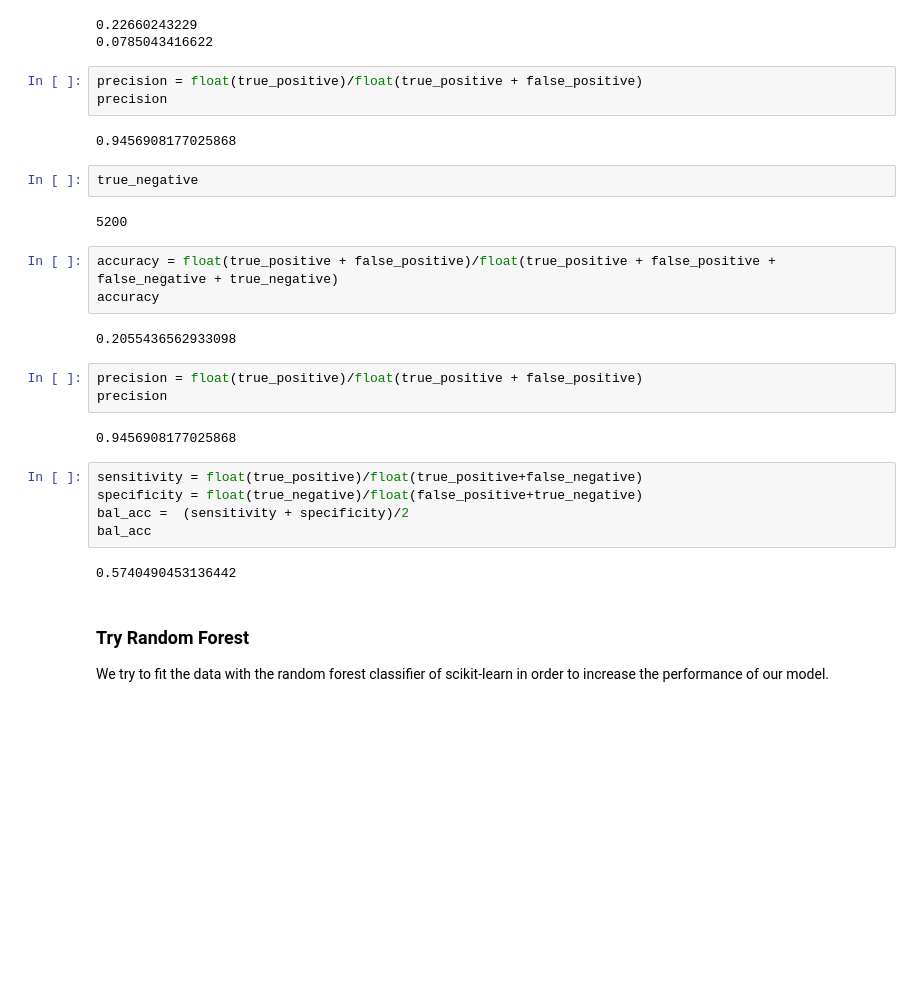
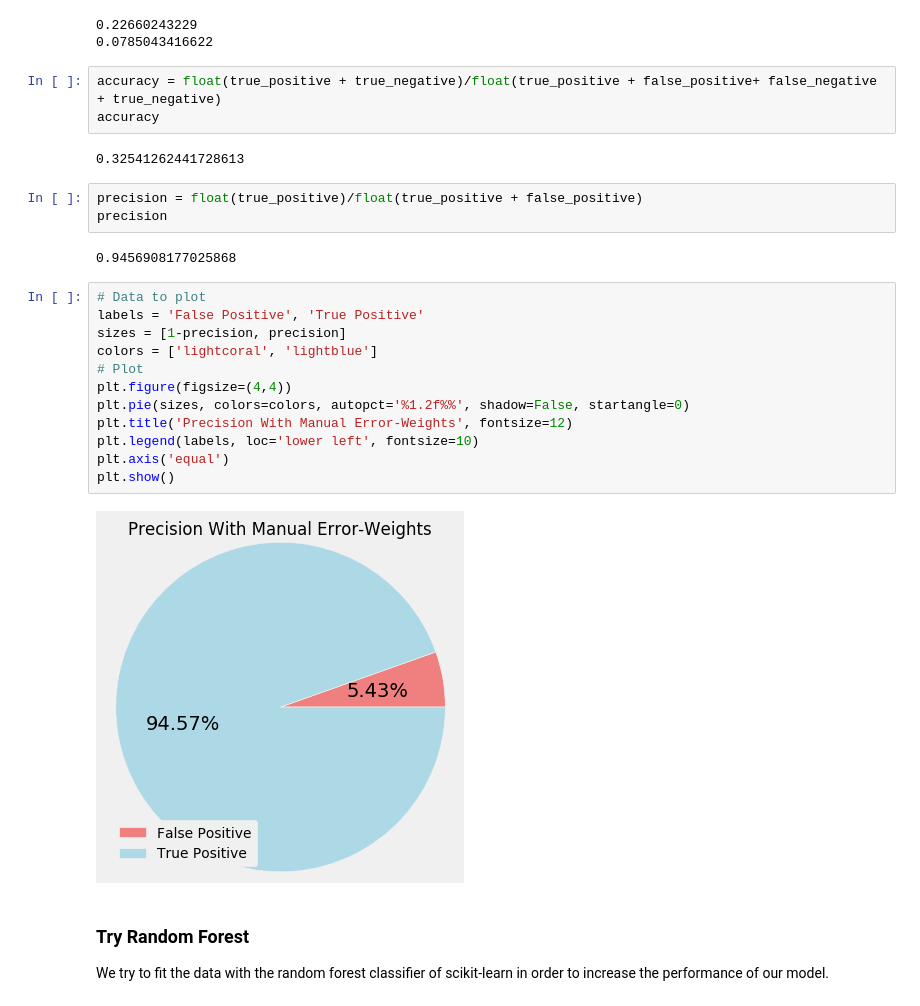
Before and after one commit to lemoinef/Loan-Default-Prediction, a Jupyter notebook: loan_default_prediction.ipynb, the cells around one changed output. Cells and saved outputs as stored; diff of their text form; blank space fills up the shorter version.

```diff
--- a/loan_default_prediction.ipynb
+++ b/loan_default_prediction.ipynb
@@ -795,32 +802,30 @@ print float(false_positive_rate)
 # %% [output]
 0.22660243229
 0.0785043416622
+# %%
+accuracy = float(true_positive + true_negative)/float(true_positive + false_positive+ false_negative + true_negative)
+accuracy
+# %% [output]
+0.32541262441728613
 # %%
 precision = float(true_positive)/float(true_positive + false_positive)
 precision
 # %% [output]
 0.9456908177025868
-# %%
-true_negative
-# %% [output]
-5200
-# %%
-accuracy = float(true_positive + false_positive)/float(true_positive + false_positive + false_negative + true_negative)
-accuracy
-# %% [output]
-0.2055436562933098
-# %%
-precision = float(true_positive)/float(true_positive + false_positive)
-precision
-# %% [output]
-0.9456908177025868
-# %%
-sensitivity = float(true_positive)/float(true_positive+false_negative)
-specificity = float(true_negative)/float(false_positive+true_negative)
-bal_acc =  (sensitivity + specificity)/2
-bal_acc
-# %% [output]
-0.5740490453136442
+# %%
+# Data to plot
+labels = 'False Positive', 'True Positive'
+sizes = [1-precision, precision]
+colors = ['lightcoral', 'lightblue']
+# Plot
+plt.figure(figsize=(4,4))
+plt.pie(sizes, colors=colors, autopct='%1.2f%%', shadow=False, startangle=0)
+plt.title('Precision With Manual Error-Weights', fontsize=12)
+plt.legend(labels, loc='lower left', fontsize=10)
+plt.axis('equal')
+plt.show()
+# %% [output]
+[figure, added]
 # %% [markdown]
 ### Try Random Forest
 We try to fit the data with the random forest classifier of scikit-learn in order to increase the performance of our model.
```
Also changed, not shown: parts of 13 cells of this notebook.
